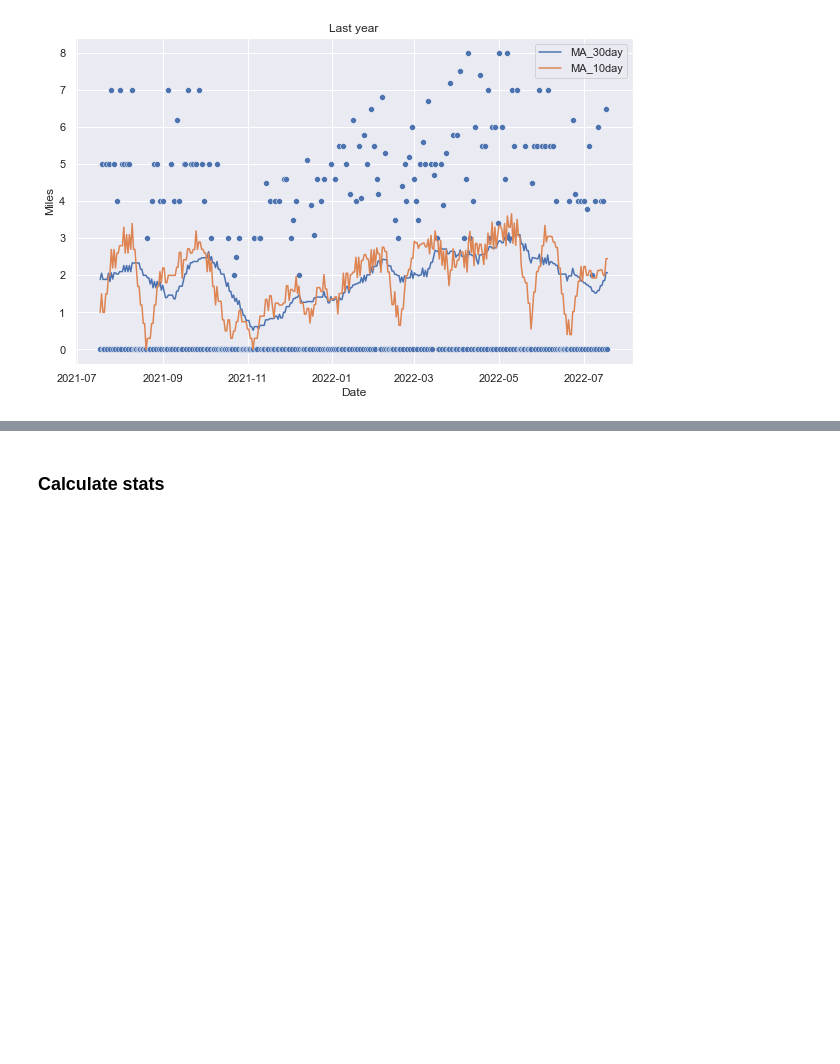
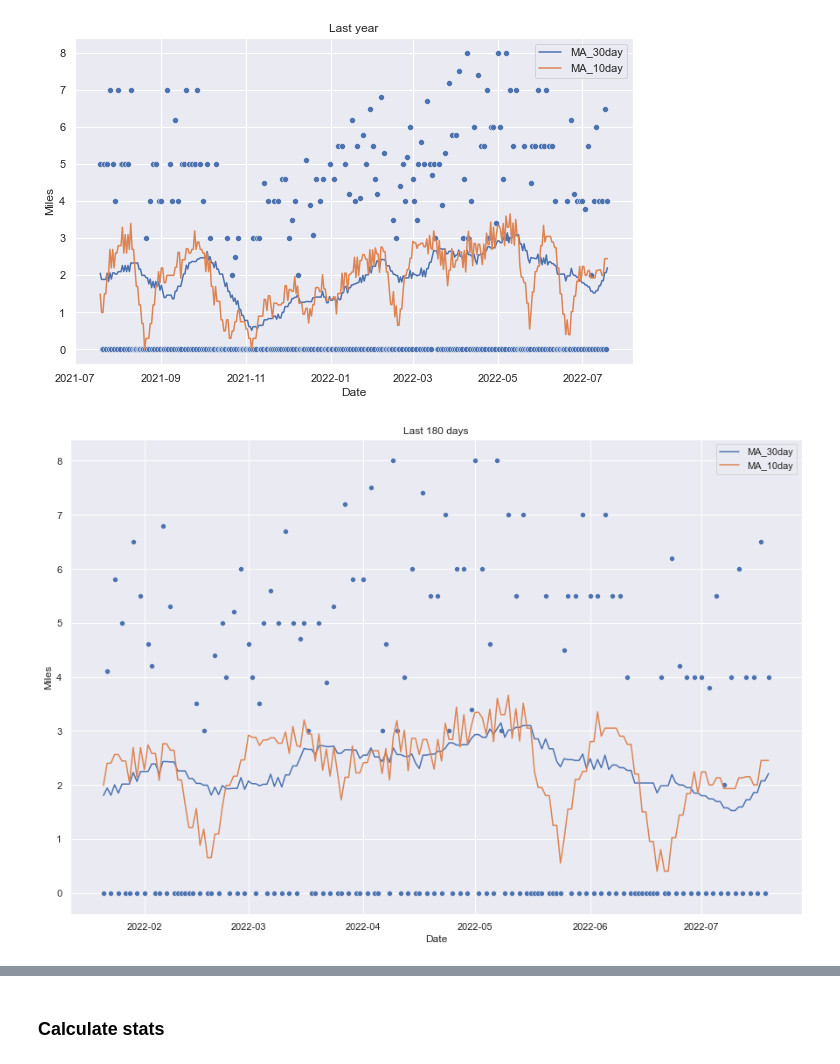
Before and after one commit to jeremypmobley/nonsense, a Jupyter notebook: jeremyruns/run_log_charts.ipynb, the cells around one changed output, grey strips where cells are left out. Drawn from its saved outputs; the diff is of its cells as text; code cells hidden in the pictures; blank space fills up the shorter version.

Commit message:
Updated update script to remove local files

```diff
--- a/jeremyruns/run_log_charts.ipynb
+++ b/jeremyruns/run_log_charts.ipynb
@@ -111,6 +112,28 @@ def create_MA_over_time_chart(df, num_days_back):
     plt.title(f'Last {num_days_back} days')
     plt.legend(['MA_30day', 'MA_10day'])
     plt.savefig(f'last_{num_days_back}_days_MA_over_time.png')
+# %%
+def create_MA_over_time_chart_upload_s3(df, num_days_back, s3_resource_bucket):
+    """ Function to create and save chart of MA over past num_days_back from df """
+    sns.set(rc = {'figure.figsize':(15,10)})
+    sns.scatterplot(data = df.tail(num_days_back), x = "Date", y = "Miles")
+    sns.lineplot(x='Date', y='value', hue='variable',
+                 data=pd.melt(df.tail(num_days_back)[['Date', 'MA_30day', 'MA_10day']], 'Date'))
+    plt.title(f'Last {num_days_back} days')
+    plt.legend(['MA_30day', 'MA_10day'])
+    file_name = f'last_{num_days_back}_days_MA_over_time.png'
+    plt.savefig(file_name)  # save png file locally
+    # upload to s3
+    s3_resource_bucket.upload_file(file_name, file_name, ExtraArgs={'ContentType': 'image/png'})
+    # remove local file
+    os.remove(file_name)
+# %%
+s3_resource = boto3.resource('s3')
+bucket = s3_resource.Bucket('jeremyruns.com')
+
+create_MA_over_time_chart_upload_s3(df=df, num_days_back=180, s3_resource_bucket=bucket)
+# %% [output]
+[figure, added]
 # %%
 create_MA_over_time_chart(df=df, num_days_back=31)
 # %% [output]
```
Also changed, not shown: parts of 5 cells of this notebook, 9 other files.
